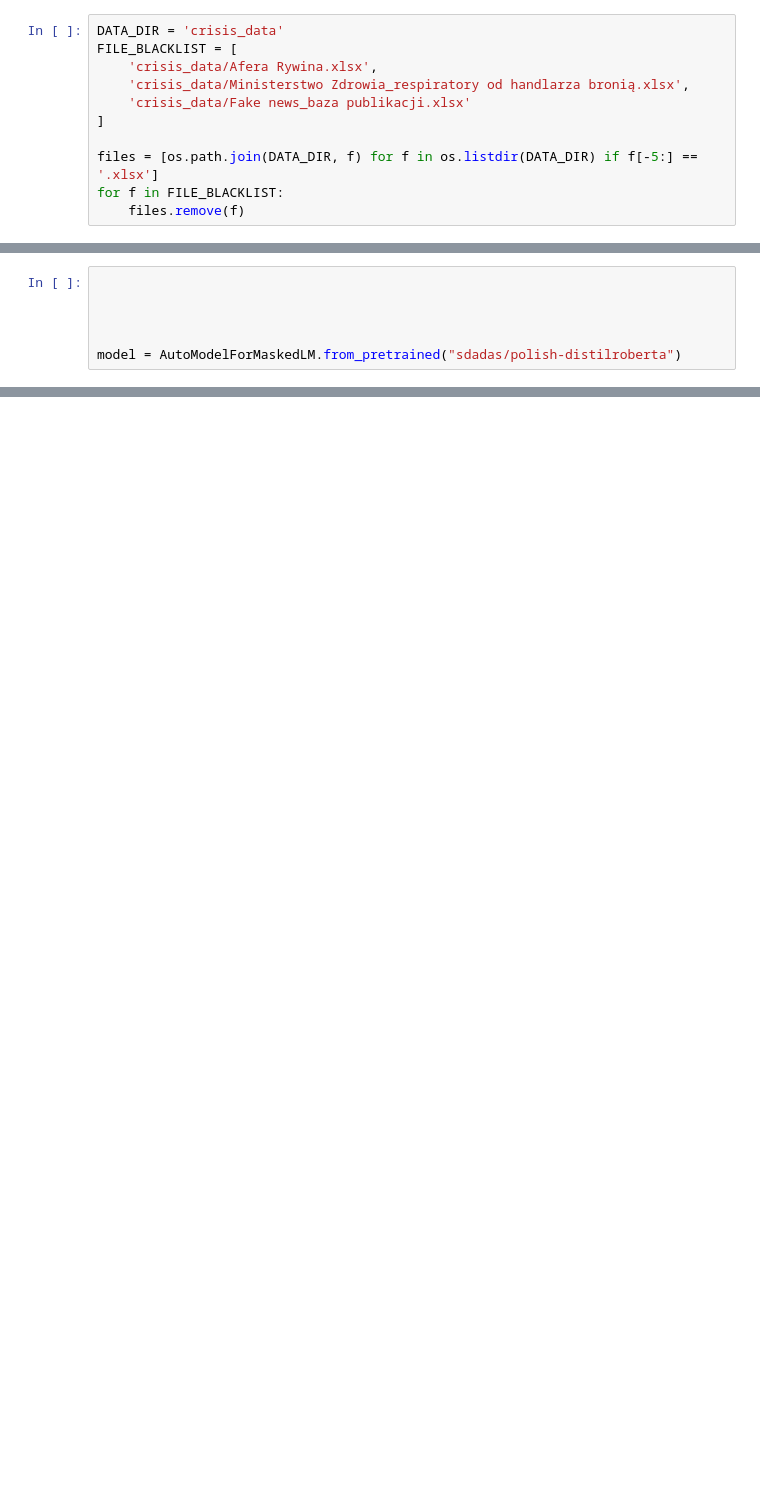
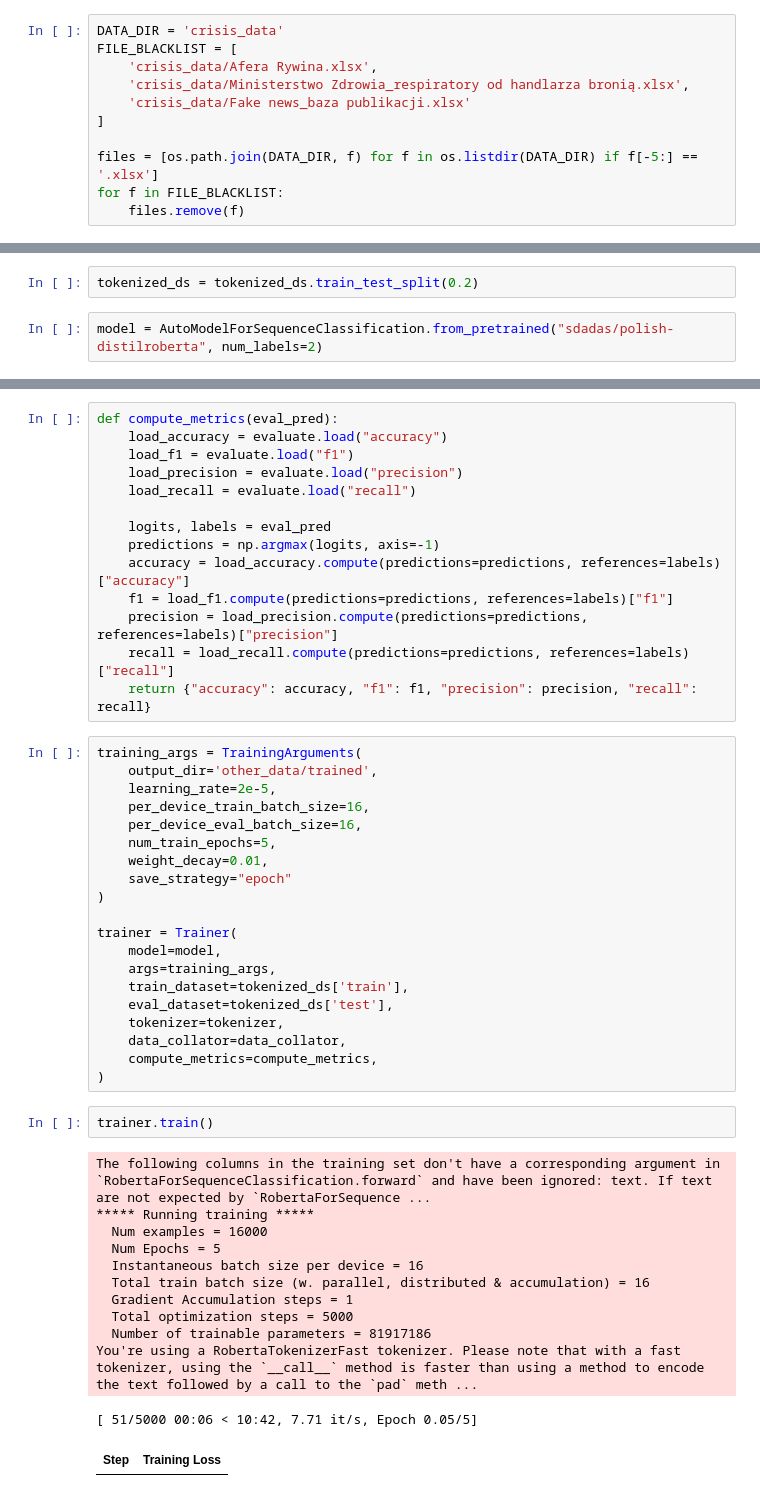
Before and after one commit to ProtossLuigi/crisis-detector, a Jupyter notebook: text_classification.ipynb, the cells around one changed output, grey strips where cells are left out. Drawn from its saved outputs; the diff is of its cells as text; blank space fills up the shorter version.

```diff
--- a/text_classification.ipynb
+++ b/text_classification.ipynb
@@ -78,6 +59,4 @@ Name: Tytuł publikacji, Length: 267, dtype: object
+# %%
+tokenized_ds = tokenized_ds.train_test_split(0.2)
 # %%
-
-
-
-
-model = AutoModelForMaskedLM.from_pretrained("sdadas/polish-distilroberta")
+model = AutoModelForSequenceClassification.from_pretrained("sdadas/polish-distilroberta", num_labels=2)
@@ -83,0 +69,49 @@ model = AutoModelForMaskedLM.from_pretrained("sdadas/polish-distilroberta")
+# %%
+def compute_metrics(eval_pred):
+    load_accuracy = evaluate.load("accuracy")
+    load_f1 = evaluate.load("f1")
+    load_precision = evaluate.load("precision")
+    load_recall = evaluate.load("recall")
+
+    logits, labels = eval_pred
+    predictions = np.argmax(logits, axis=-1)
+    accuracy = load_accuracy.compute(predictions=predictions, references=labels)["accuracy"]
+    f1 = load_f1.compute(predictions=predictions, references=labels)["f1"]
+    precision = load_precision.compute(predictions=predictions, references=labels)["precision"]
+    recall = load_recall.compute(predictions=predictions, references=labels)["recall"]
+    return {"accuracy": accuracy, "f1": f1, "precision": precision, "recall": recall}
+# %%
+training_args = TrainingArguments(
+    output_dir='other_data/trained',
+    learning_rate=2e-5,
+    per_device_train_batch_size=16,
+    per_device_eval_batch_size=16,
+    num_train_epochs=5,
+    weight_decay=0.01,
+    save_strategy="epoch"
+)
+
+trainer = Trainer(
+    model=model,
+    args=training_args,
+    train_dataset=tokenized_ds['train'],
+    eval_dataset=tokenized_ds['test'],
+    tokenizer=tokenizer,
+    data_collator=data_collator,
+    compute_metrics=compute_metrics,
+)
+# %%
+trainer.train()
+# %% [output]
+The following columns in the training set don't have a corresponding argument in `RobertaForSequenceClassification.forward` and have been ignored: text. If text are not expected by `RobertaForSequence ...
+***** Running training *****
+  Num examples = 16000
+  Num Epochs = 5
+  Instantaneous batch size per device = 16
+  Total train batch size (w. parallel, distributed & accumulation) = 16
+  Gradient Accumulation steps = 1
+  Total optimization steps = 5000
+  Number of trainable parameters = 81917186
+You're using a RobertaTokenizerFast tokenizer. Please note that with a fast tokenizer, using the `__call__` method is faster than using a method to encode the text followed by a call to the `pad` meth ...
+[ 51/5000 00:06 < 10:42, 7.71 it/s, Epoch 0.05/5]
+| Step | Training Loss |
```
Also changed, not shown: parts of 20 cells of this notebook, 4 other files.
